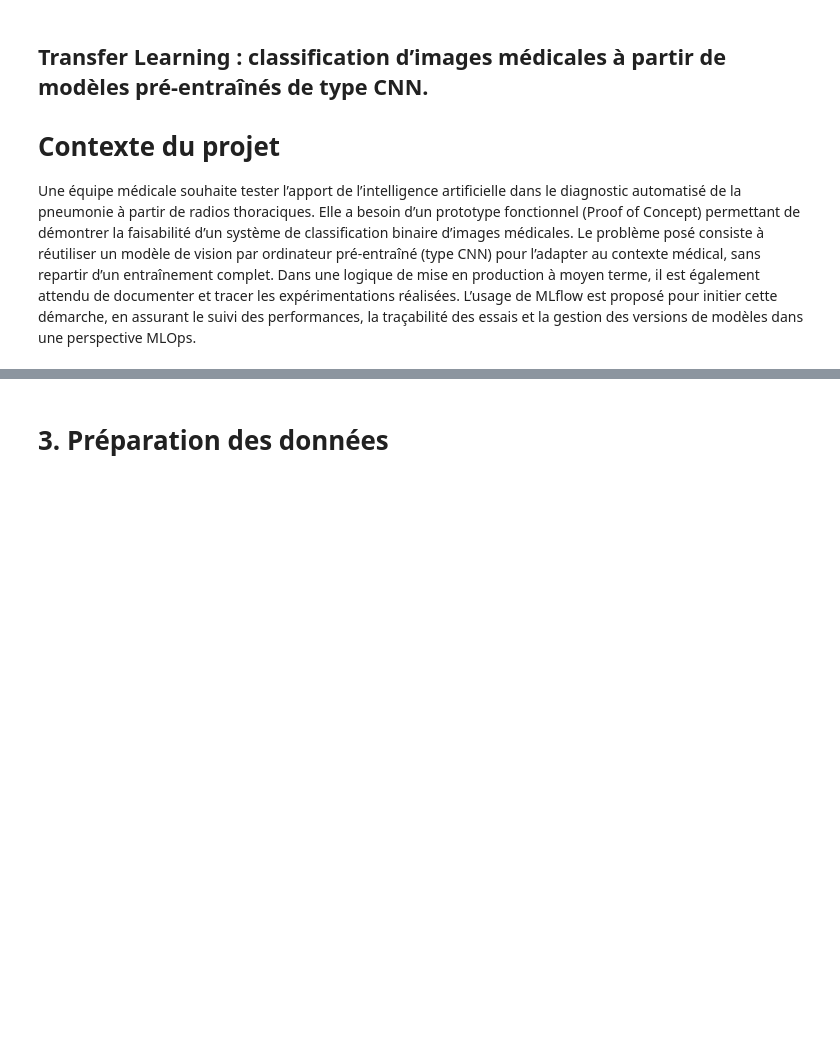
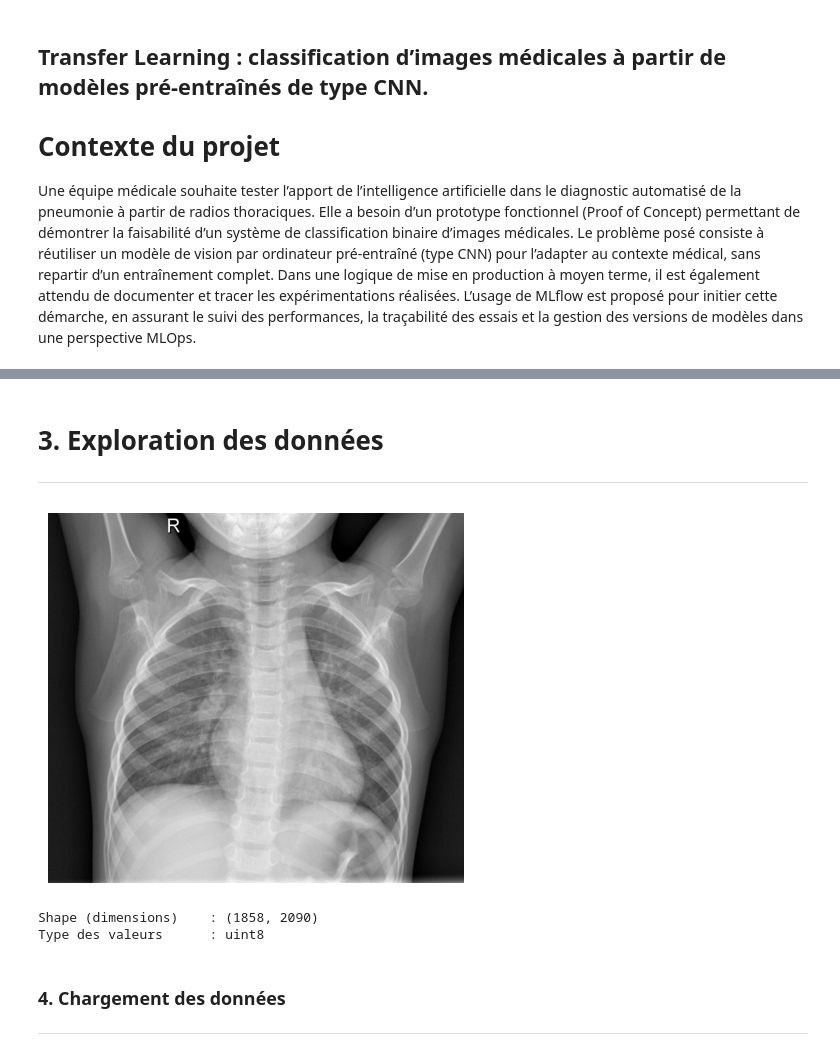
Before and after one commit to shini559/CNN-Transfer-Learning, a Jupyter notebook: CNN_Transfer_Learning.ipynb, the cells around one changed output, grey strips where cells are left out. Cells and saved outputs as stored; diff of their text form; code cells hidden in the pictures; blank space fills up the shorter version.

```diff
--- a/CNN_Transfer_Learning.ipynb
+++ b/CNN_Transfer_Learning.ipynb
@@ -29,2 +35,24 @@ mlflow.set_experiment("pneumonia_classification")
 # %% [markdown]
-# 3. Préparation des données
+# 3. Exploration des données
+---
+# %%
+# Chargement d'une image depuis un chemin local
+img = cv2.imread("./data/chest_xray/train/NORMAL/IM-0115-0001.jpeg", cv2.IMREAD_GRAYSCALE)
+
+
+# Visualisation de l'image
+plt.imshow(img, cmap="gray")
+plt.axis("off")
+plt.show()
+
+# Inspection des métadonnées de l'image
+
+print(f"Shape (dimensions)    : {img.shape}")
+print(f"Type des valeurs      : {img.dtype}")
+# %% [output]
+[figure, added]
+Shape (dimensions)    : (1858, 2090)
+Type des valeurs      : uint8
+# %% [markdown]
+### 4. Chargement des données
+---
```
Also changed, not shown: parts of 6 cells of this notebook, 1 other file.
